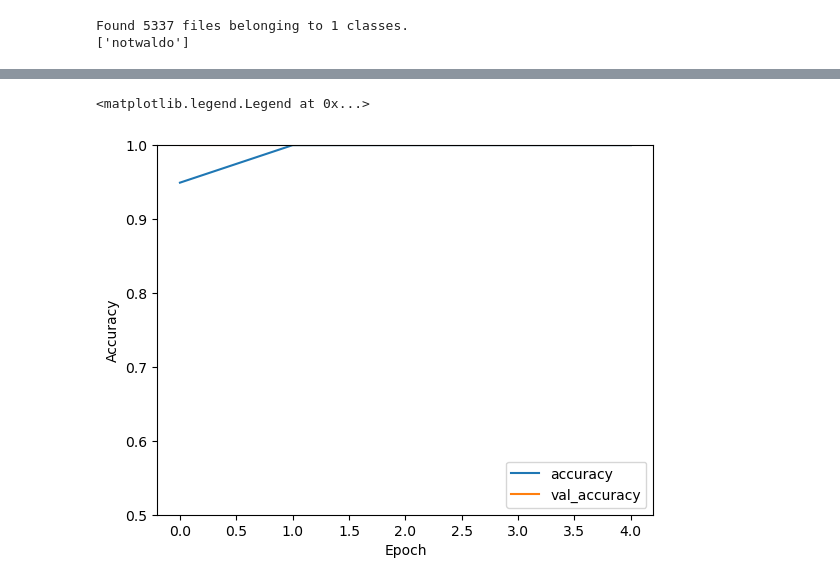
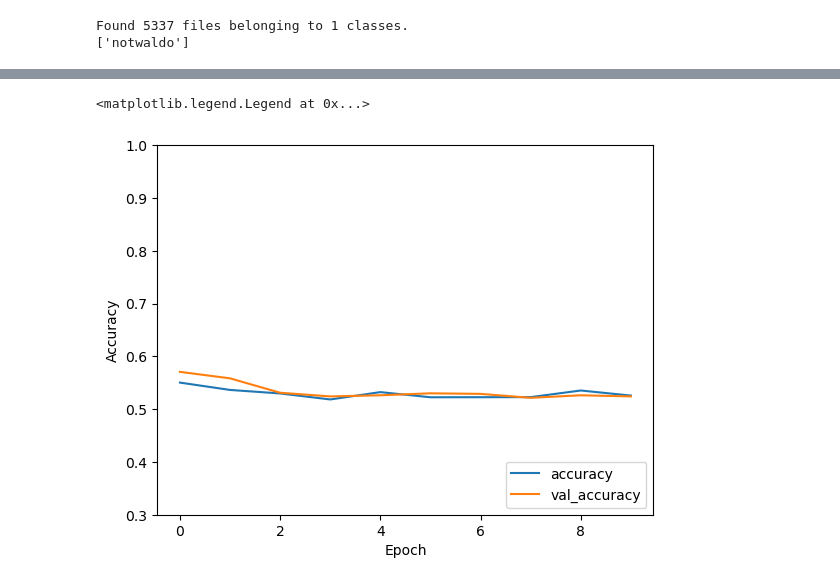
Before and after one commit to Crackhoff/MPUM_main, a Jupyter notebook: code/benchmark.ipynb, the cells around one changed output, grey strips where cells are left out. Saved outputs shown, nothing was run; the diff lists cells and outputs as text; code cells hidden in the pictures.

Commit message:
Flatten and Pool

```diff
--- a/code/benchmark.ipynb
+++ b/code/benchmark.ipynb
@@ -9,5 +9,5 @@ from img_gen import create_sample
 import cv2
 # %%
 #constants
-IMG_SIZE = 256
+IMG_SIZE = 64
 # %%
@@ -57,16 +57,18 @@ from tensorflow.keras.models import Sequential
 
 def get_conv(input_shape=(IMG_SIZE, IMG_SIZE, 3), filename=None):
     model = Sequential()
-    model.add(Conv2D(32, (3, 3), activation='relu', input_shape=input_shape))
-    model.add(MaxPooling2D(2, 2))
-    model.add(Conv2D(64, (3, 3), activation='relu'))
-    model.add(MaxPooling2D(2, 2))
-    model.add(Conv2D(64, (3, 3), activation='relu'))
-    model.add(MaxPooling2D(2, 2))
+    model.add(Lambda(lambda x: x / 127.5 - 1., input_shape=input_shape, output_shape=input_shape))
+    model.add(Conv2D(32, (3, 3), activation='relu', name='conv1', input_shape=input_shape, padding="same"))
+    model.add(Conv2D(64, (3, 3), activation='relu', name='conv2', padding="same"))
+    model.add(MaxPooling2D(pool_size=(3, 3)))
+    model.add(Dropout(0.25))
+    model.add(Conv2D(128, (8, 8), activation="relu", name="dense1"))
+    model.add(Dropout(0.5))
+    model.add(Conv2D(2, (14, 14), name="dense2", activation="sigmoid"))
+
+
     model.add(Flatten())
-    model.add(Dense(1024, activation='relu'))
-    model.add(Dense(2, activation='softmax'))
-    model.compile(optimizer='adam', loss='categorical_crossentropy', metrics=['accuracy'])
+    model.compile(loss='mse', optimizer='adadelta', metrics=['accuracy'])
     return model
 # %%
 from tensorflow.keras.applications import ResNet50
@@ -101,13 +107,13 @@ Class 1: 982 elements
 # %%
-model.compile(optimizer='adam',
-              loss=tf.keras.losses.SparseCategoricalCrossentropy(from_logits=True),
-              metrics=['accuracy'])
+# model.compile(optimizer='adam',
+#               loss=tf.keras.losses.SparseCategoricalCrossentropy(from_logits=True),
+#               metrics=['accuracy'])
 
 # both = yesset.concatenate(train_ds)
 model2.compile(optimizer='adam',
                 loss=tf.keras.losses.SparseCategoricalCrossentropy(from_logits=True),
                 metrics=['accuracy'])
 
-history = model.fit(train_ds, validation_data=test_ds, epochs=5)
-history2 = model2.fit(train_ds, validation_data=test_ds, epochs=10)
+history = model.fit(train_ds, validation_data=test_ds, epochs=10)
+# history2 = model2.fit(train_ds, validation_data=test_ds, epochs=10)
 # %% [output]
@@ -120,10 +174,10 @@ KeyboardInterrupt:
 # %%
 plt.plot(history.history['accuracy'], label='accuracy')
 plt.plot(history.history['val_accuracy'], label = 'val_accuracy')
 plt.xlabel('Epoch')
 plt.ylabel('Accuracy')
-plt.ylim([0.5, 1])
+plt.ylim([0.3, 1])
 plt.legend(loc='lower right')
 # %% [output]
 <matplotlib.legend.Legend at 0x...>
-[figure, old version]
+[figure, new version]
```
Also changed, not shown: parts of 11 cells of this notebook, 5 other files.
